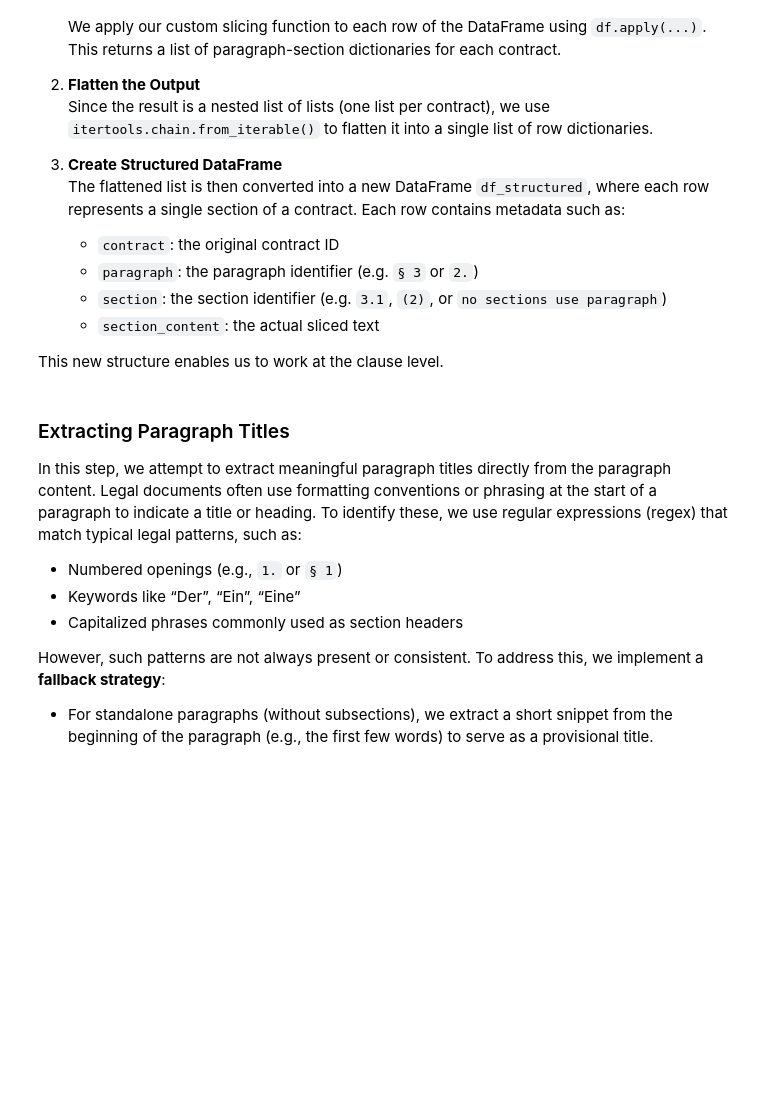
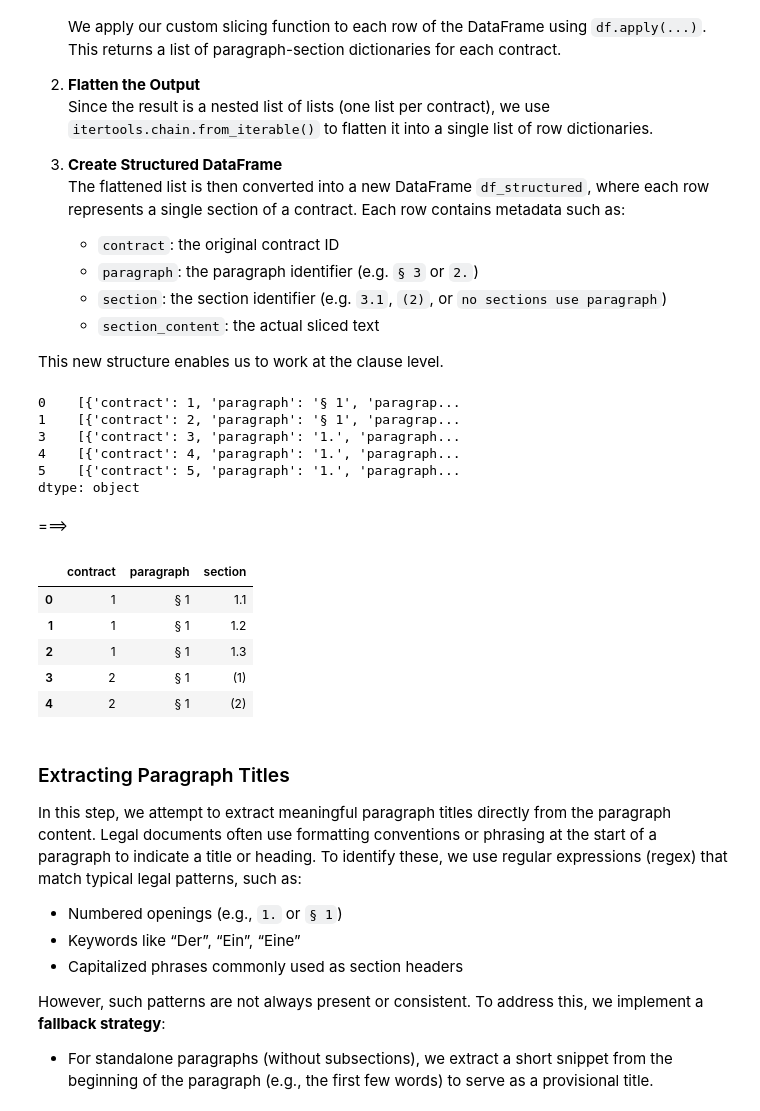
Before and after one commit to Nils7291/NLP_Contract_Checker, a Jupyter notebook: notebooks/merged_notebook.ipynb, the cells around one changed output. Saved outputs shown, nothing was run; the diff lists cells and outputs as text; code cells hidden in the pictures; blank space fills up the shorter version.

```diff
--- a/notebooks/merged_notebook.ipynb
+++ b/notebooks/merged_notebook.ipynb
@@ -1021,3 +541,31 @@ del df, contract_sections
+# %%
+df = contract_contents_german_only.copy() # check out list of gernman contracts to 'df'
+
+sections = df.apply(extract_paragraphs_and_sections, axis=1)
+print(sections.head())
+rows = list(chain.from_iterable(sections))
+df = pd.DataFrame(rows)
+# %% [output]
+0    [{'contract': 1, 'paragraph': '§ 1', 'paragrap...
+1    [{'contract': 2, 'paragraph': '§ 1', 'paragrap...
+3    [{'contract': 3, 'paragraph': '1.', 'paragraph...
+4    [{'contract': 4, 'paragraph': '1.', 'paragraph...
+5    [{'contract': 5, 'paragraph': '1.', 'paragraph...
+dtype: object
+# %% [markdown]
+===>
+# %%
+
+contract_sections = df.copy()
+del df, sections, rows
+display(contract_sections[["contract","paragraph","section"]].head(5))
+# %% [output]
+|  | contract | paragraph | section |
+| 0 | 1 | § 1 | 1.1 |
+| 1 | 1 | § 1 | 1.2 |
+| 2 | 1 | § 1 | 1.3 |
+| 3 | 2 | § 1 | (1) |
+| 4 | 2 | § 1 | (2) |
 # %% [markdown]
 ### Extracting Paragraph Titles
 
```
Also changed, not shown: parts of 151 cells of this notebook, 1 other file.
